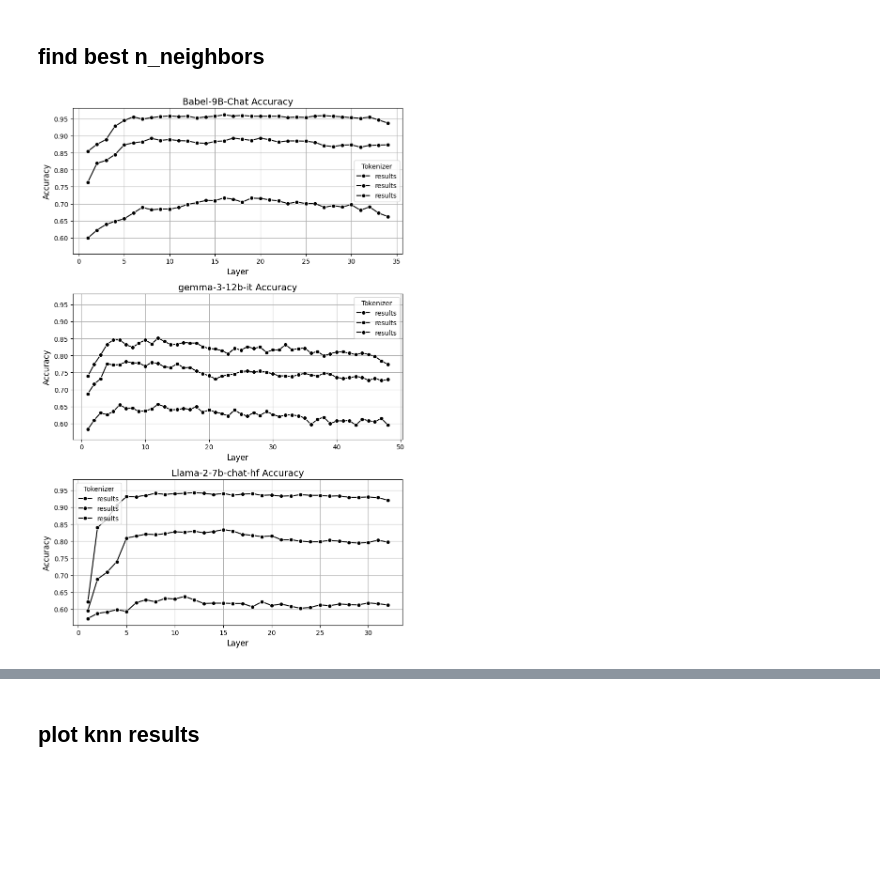
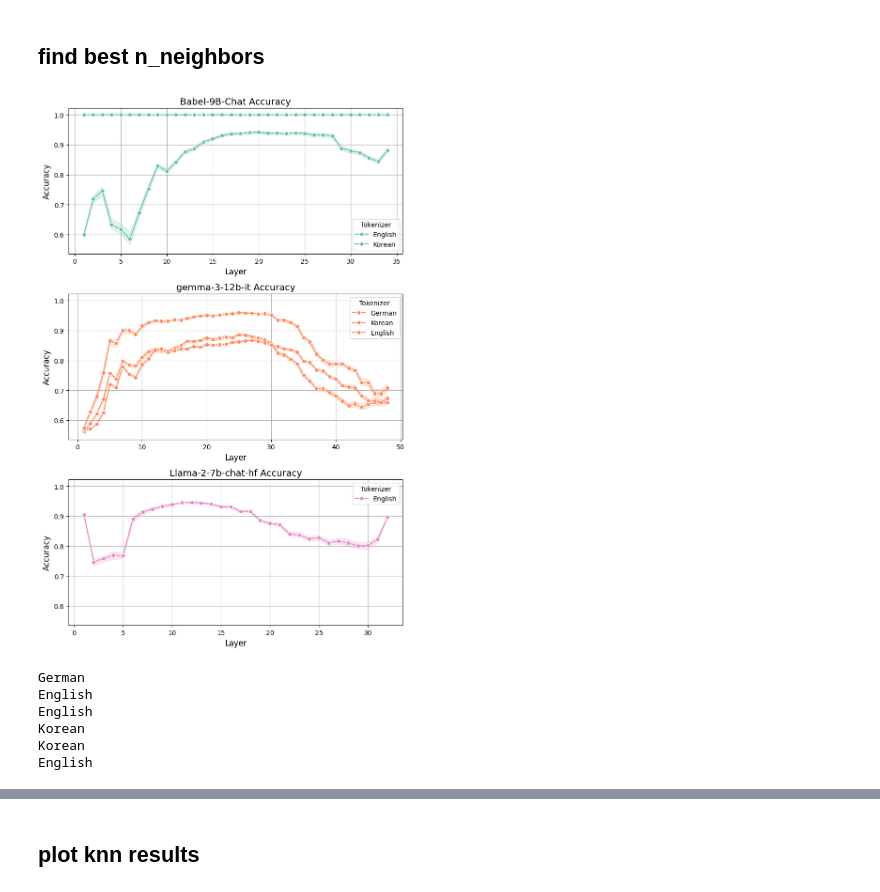
Before and after one commit to hjjjang/multilingual-inner-lexicon, a Jupyter notebook: RQ1/WordNonword/eval_analysis.ipynb, the cells around one changed output, grey strips where cells are left out. Cells and saved outputs as stored; diff of their text form; code cells hidden in the pictures; blank space fills up the shorter version.

```diff
--- a/RQ1/eval_analysis.ipynb
+++ b/RQ1/WordNonword/eval_analysis.ipynb
@@ -44,17 +47,23 @@
 # ]
 
 # mlp results on en/ko/de datasets
-dataset_paths = [
-    "output/RQ1/WordNonword/two-token_words/mlp-standardscaler-e20_torch_eval_results_Babel-9B-Chat_English-wiki.csv",
-    "output/RQ1/WordNonword/two-token_words/mlp-standardscaler-e20_torch_eval_results_Babel-9B-Chat_Korean-wiki.csv",
-    "output/RQ1/WordNonword/two-token_words/mlp-standardscaler-e20_torch_eval_results_Babel-9B-Chat_German-wiki.csv",
-    "output/RQ1/WordNonword/two-token_words/mlp-standardscaler-e20_torch_eval_results_gemma-3-12b-it_English-wiki.csv",
-    "output/RQ1/WordNonword/two-token_words/mlp-standardscaler-e20_torch_eval_results_gemma-3-12b-it_Korean-wiki.csv",
-    "output/RQ1/WordNonword/two-token_words/mlp-standardscaler-e20_torch_eval_results_gemma-3-12b-it_German-wiki.csv",
-    "output/RQ1/WordNonword/two-token_words/mlp-standardscaler-e20_torch_eval_results_Llama-2-7b-chat-hf_English-wiki.csv",
-    "output/RQ1/WordNonword/two-token_words/mlp-standardscaler-e20_torch_eval_results_Llama-2-7b-chat-hf_Korean-wiki.csv",
-    "output/RQ1/WordNonword/two-token_words/mlp-standardscaler-e20_torch_eval_results_Llama-2-7b-chat-hf_German-wiki.csv"
-]
+# dataset_paths = [
+#     "output/RQ1/WordNonword/two-token_words/mlp-standardscaler-e20_torch_eval_results_Babel-9B-Chat_English-wiki.csv",
+#     "output/RQ1/WordNonword/two-token_words/mlp-standardscaler-e20_torch_eval_results_Babel-9B-Chat_Korean-wiki.csv",
+#     "output/RQ1/WordNonword/two-token_words/mlp-standardscaler-e20_torch_eval_results_Babel-9B-Chat_German-wiki.csv",
+#     "output/RQ1/WordNonword/two-token_words/mlp-standardscaler-e20_torch_eval_results_gemma-3-12b-it_English-wiki.csv",
+#     "output/RQ1/WordNonword/two-token_words/mlp-standardscaler-e20_torch_eval_results_gemma-3-12b-it_Korean-wiki.csv",
+#     "output/RQ1/WordNonword/two-token_words/mlp-standardscaler-e20_torch_eval_results_gemma-3-12b-it_German-wiki.csv",
+#     "output/RQ1/WordNonword/two-token_words/mlp-standardscaler-e20_torch_eval_results_Llama-2-7b-chat-hf_English-wiki.csv",
+#     "output/RQ1/WordNonword/two-token_words/mlp-standardscaler-e20_torch_eval_results_Llama-2-7b-chat-hf_Korean-wiki.csv",
+#     "output/RQ1/WordNonword/two-token_words/mlp-standardscaler-e20_torch_eval_results_Llama-2-7b-chat-hf_German-wiki.csv"
+# ]
+
+# knn results on en/ko/de datasets after adding bos tokens
+import os
+import glob
+folder_path = "/home/hyujang/multilingual-inner-lexicon/output/RQ1/WordNonword/all-token_words2"
+dataset_paths = glob.glob(os.path.join(folder_path, "*.csv"))
 
 # Define colors for each model
 model_colors = {
@@ -320,7 +338,7 @@ def plot_accuracy_subplots(dataset_paths, tokenizer_colors):
     model_datasets = {"Babel-9B-Chat": [], "gemma-3-12b-it": [], "Llama-2-7b-chat-hf": []}
     for dataset_path in dataset_paths:
         filename = os.path.basename(dataset_path)
-        model = filename.split("_")[4]
+        model = filename.split("_")[3]
         model_datasets[model].append(dataset_path)
 
     # Create subplots
@@ -331,36 +349,49 @@ def plot_accuracy_subplots(dataset_paths, tokenizer_colors):
             # Extract tokenizer from the filename
             filename = os.path.basename(dataset_path)
             tokenizer = filename.split("_")[3]  # Extract tokenizer (e.g., "Babel-9B-Chat")
+            language = filename.split("_")[4].split("-")[0]
 
             # Load the dataset
             df = pd.read_csv(os.path.join("/home/hyujang/multilingual-inner-lexicon", dataset_path))
             # Group by n_neighbors and calculate the mean accuracy
 
             # Plot the line for this dataset
             sns.lineplot(
                 data=df,
                 x="Layer",
                 y="Accuracy",
                 label=language,
                 color=tokenizer_colors.get(tokenizer, "black"),
                 marker="o",
                 ax=ax
             )
 
         # Customize each subplot
         ax.set_title(f"{model} Accuracy", fontsize=14)
         ax.set_xlabel("Layer", fontsize=12)
         ax.set_ylabel("Accuracy", fontsize=12)
         ax.legend(title="Tokenizer", fontsize=10, loc="best")
         ax.grid(True)
 
     # Adjust layout
     plt.tight_layout()
     plt.show()
 
 plot_accuracy_subplots(dataset_paths, model_colors)
 # %% [output]
-[figure, old version]
+[figure, new version]
+# %%
+for dataset_path in dataset_paths:
+    filename = os.path.basename(dataset_path)
+    # print(filename)
+    print(filename.split("_")[4].split("-")[0])  # Extract language (e.g., "English", "Korean", "German")
+# %% [output]
+German
+English
+English
+Korean
+Korean
+English
 # %%
 import pandas as pd
 import matplotlib.pyplot as plt
```
Also changed, not shown: parts of 6 cells of this notebook, 29 other files.
